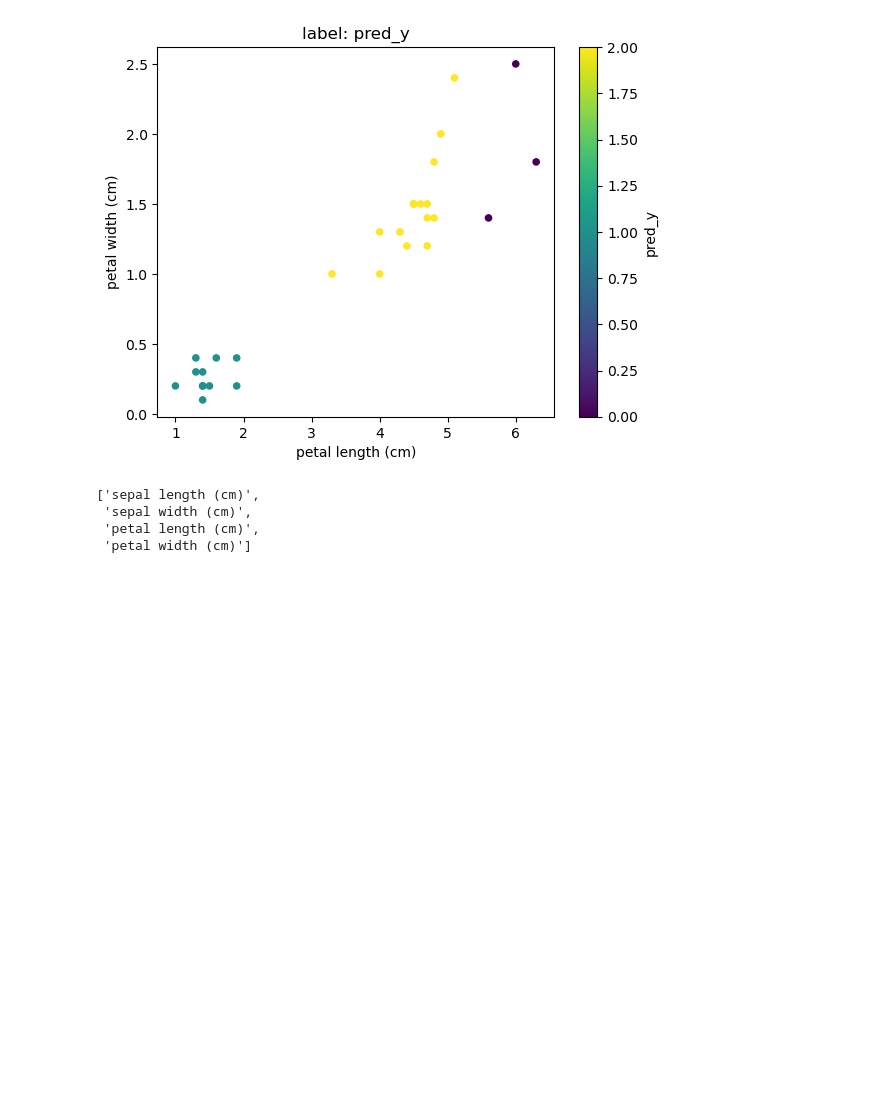
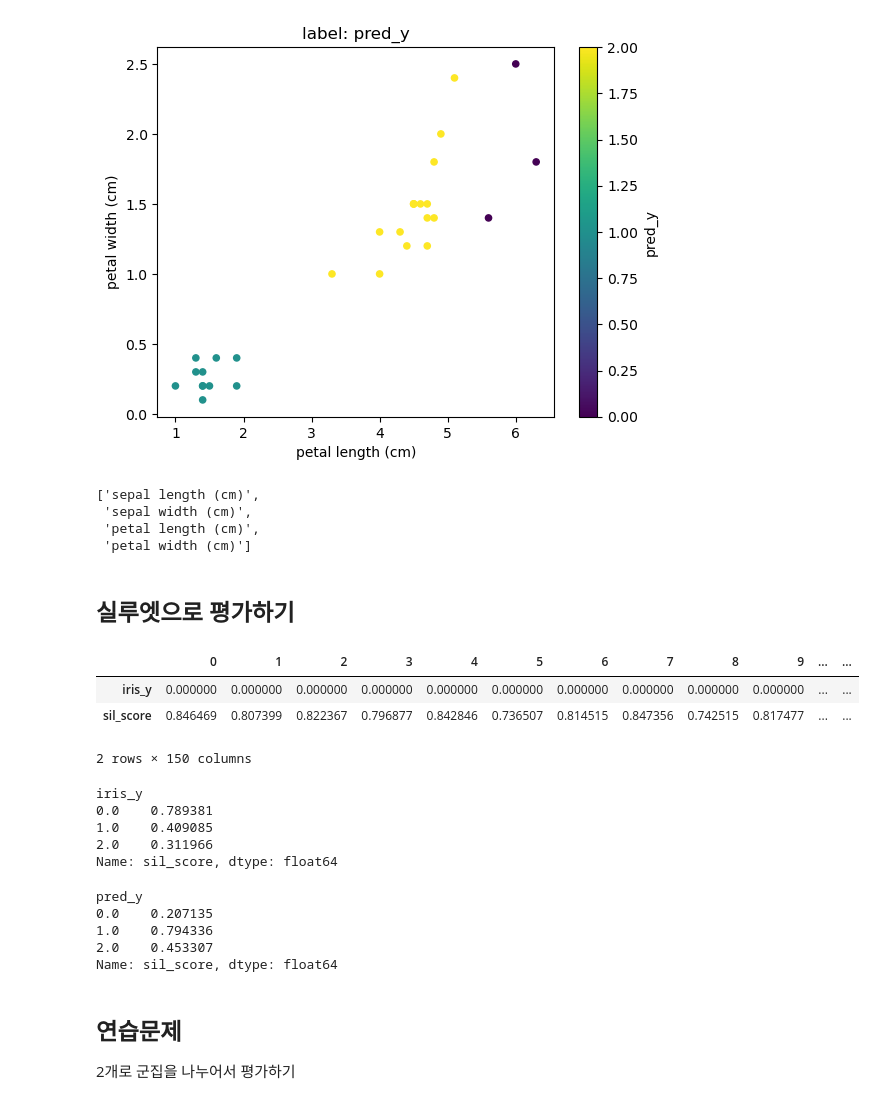
Before and after one commit to gasbugs/ML20221011, a Jupyter notebook: 03_머신러닝 알고리즘과 평가/17일차 - 클러스터 알고리즘.ipynb, the cells around one changed output. Drawn from its saved outputs; the diff is of its cells as text; code cells hidden in the pictures; blank space fills up the shorter version.

```diff
--- a/03_머신러닝 알고리즘과 평가/17일차 - 클러스터 알고리즘.ipynb
+++ b/03_머신러닝 알고리즘과 평가/17일차 - 클러스터 알고리즘.ipynb
@@ -68,3 +68,38 @@ iris.feature_names
  'sepal width (cm)',
  'petal length (cm)',
  'petal width (cm)']
+# %% [markdown]
+## 실루엣으로 평가하기
+# %%
+from sklearn.metrics import silhouette_samples, silhouette_score
+import pandas as pd
+
+sil = silhouette_samples(iris_x, iris_y)
+sil_y = pd.DataFrame([iris_y, sil], index=['iris_y', 'sil_score'])
+sil_y.head()
+# %% [output]
+|  | 0 | 1 | 2 | 3 | 4 | 5 | 6 | 7 | 8 | 9 | ... | ... |
+| iris_y | 0.000000 | 0.000000 | 0.000000 | 0.000000 | 0.000000 | 0.000000 | 0.000000 | 0.000000 | 0.000000 | 0.000000 | ... | ... |
+| sil_score | 0.846469 | 0.807399 | 0.822367 | 0.796877 | 0.842846 | 0.736507 | 0.814515 | 0.847356 | 0.742515 | 0.817477 | ... | ... |
+2 rows × 150 columns
+# %%
+sil_y.T.groupby('iris_y')['sil_score'].mean()
+# %% [output]
+iris_y
+0.0    0.789381
+1.0    0.409085
+2.0    0.311966
+Name: sil_score, dtype: float64
+# %%
+sil = silhouette_samples(test_x, pred_y)
+sil_pred = pd.DataFrame([pred_y, sil], index=['pred_y', 'sil_score'])
+sil_pred.T.groupby('pred_y')['sil_score'].mean()
+# %% [output]
+pred_y
+0.0    0.207135
+1.0    0.794336
+2.0    0.453307
+Name: sil_score, dtype: float64
+# %% [markdown]
+## 연습문제
+2개로 군집을 나누어서 평가하기
```
